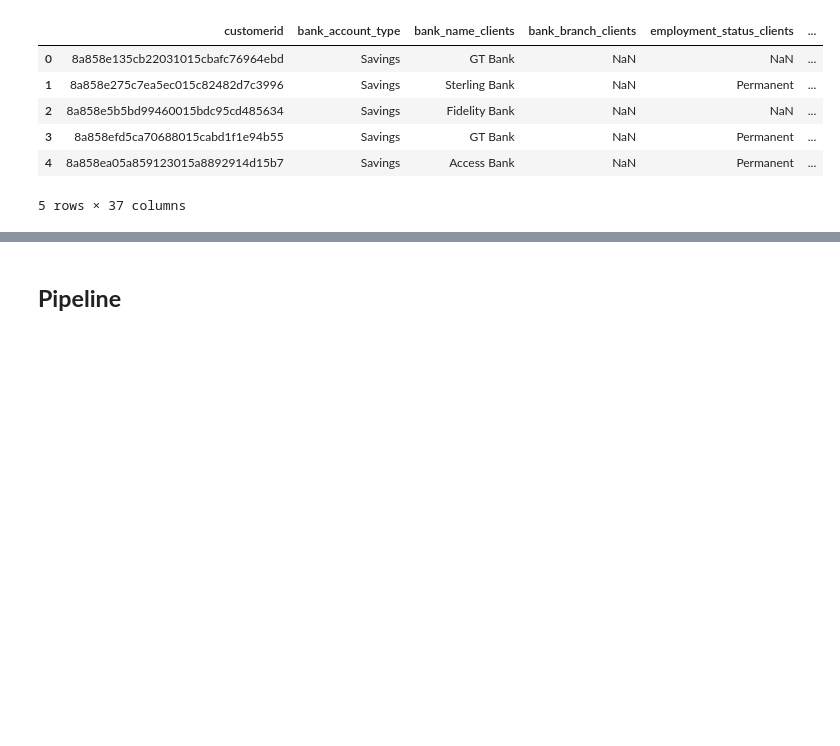
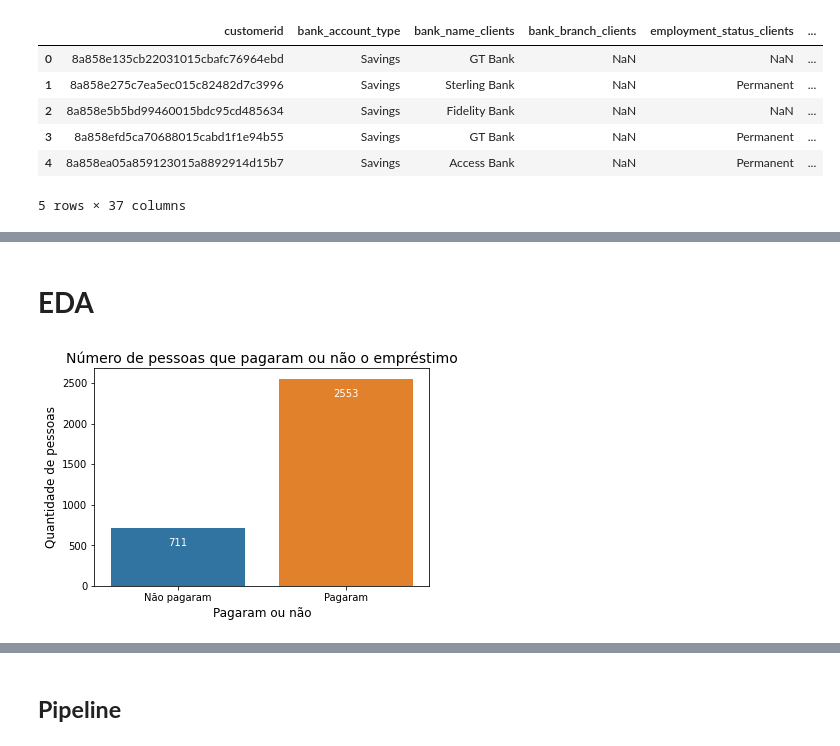
Before and after one commit to xandeea/Loan-Default-Prediction-Nigeria, a Jupyter notebook: Loan_Default_Prediction.ipynb, the cells around one changed output, grey strips where cells are left out. Cells and saved outputs as stored; diff of their text form; code cells hidden in the pictures; blank space fills up the shorter version.

```diff
--- a/Loan_Default_Prediction.ipynb
+++ b/Loan_Default_Prediction.ipynb
@@ -227,3 +227,16 @@ Data columns (total 32 columns):
  31  good_bad_flag               3264 non-null   int64
 dtypes: float64(11), int64(13), object(8)
 memory usage: 841.5+ KB
+# %% [markdown]
+# **EDA**
+# %%
+plt.figure(figsize=(6,4))
+ax = sns.countplot(data = df, x = 'good_bad_flag')
+ax.set_title('Número de pessoas que pagaram ou não o empréstimo', fontsize=14)
+ax.set_xlabel('Pagaram ou não', fontsize=12)
+ax.set_ylabel('Quantidade de pessoas', fontsize=12)
+ax.set_xticklabels(["Não pagaram", "Pagaram"], fontsize=10)
+ax.bar_label(ax.containers[0], padding=-20, color='white')
+plt.show()
+# %% [output]
+[figure, added]
```
Also changed, not shown: parts of 10 cells of this notebook.
